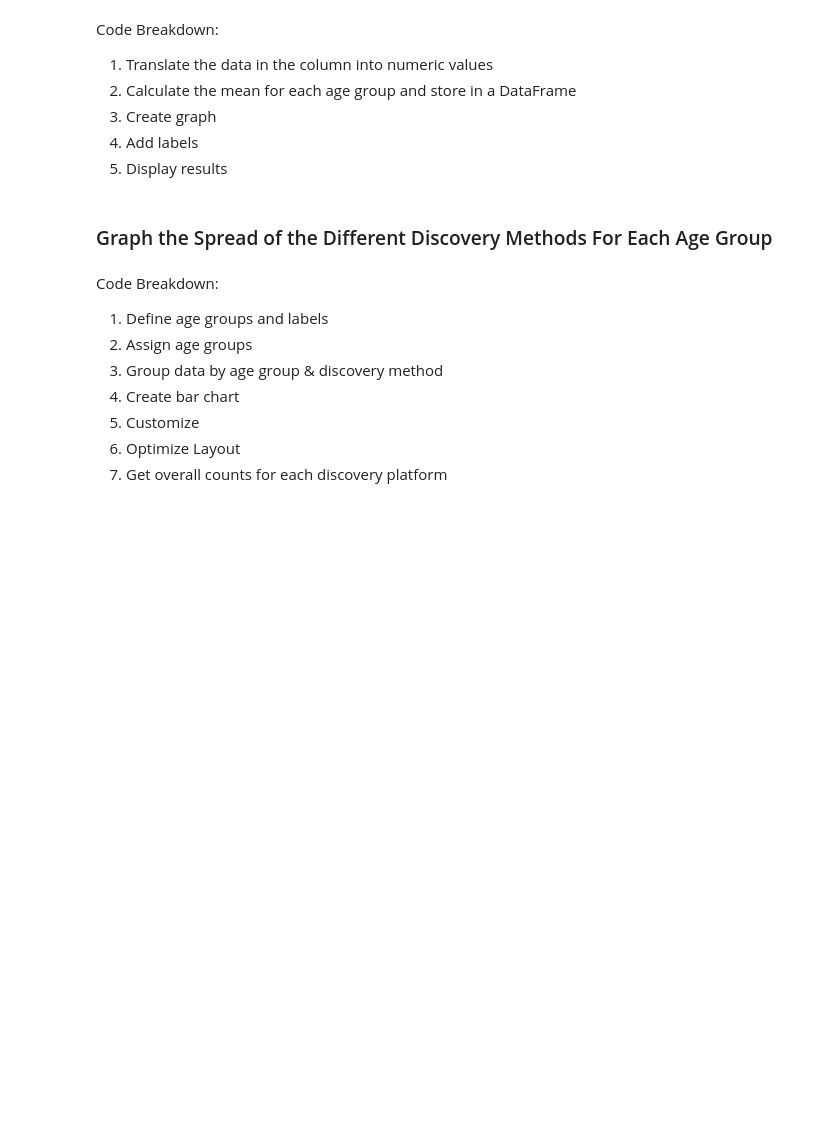
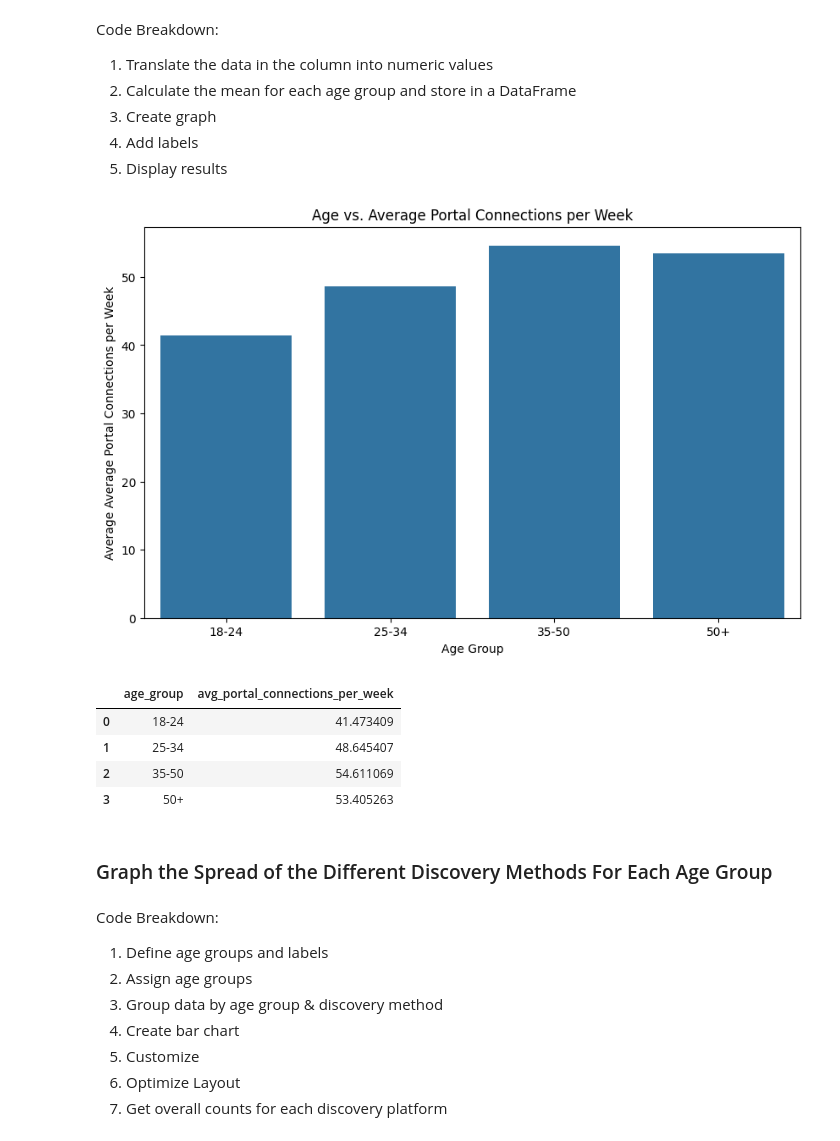
Before and after one commit to emily-l-torres/OnlineEdu, a Jupyter notebook: OnlineEdu_Academic_Affairs_Analysis.ipynb, the cells around one changed output. Saved outputs shown, nothing was run; the diff lists cells and outputs as text; code cells hidden in the pictures; blank space fills up the shorter version.

Commit message:
fix all errors and naming conventions

```diff
--- a/OnlineEdu_Academic_Affairs_Analysis.ipynb
+++ b/OnlineEdu_Academic_Affairs_Analysis.ipynb
@@ -885,24 +1154,31 @@ Code Breakdown:
 5) Display results
 # %%
 # Step 1
-demo_engagement_data['avg_cw_connections_per_week'] = pd.to_numeric(demo_engagement_data['avg_cw_connections_per_week'], errors='coerce')
+demo_engagement_data['avg_portal_connections_per_week'] = pd.to_numeric(demo_engagement_data['avg_portal_connections_per_week'], errors='coerce')
 
 # Step 2
-avg_connections_by_age_group = demo_engagement_data.groupby('age_group')['avg_cw_connections_per_week'].mean()
+avg_connections_by_age_group = demo_engagement_data.groupby('age_group')['avg_portal_connections_per_week'].mean()
 avg_connections_by_age_group = pd.DataFrame(avg_connections_by_age_group).reset_index()
 
 # Set 3
 plt.figure(figsize=(10, 6))
-sns.barplot(data=avg_connections_by_age_group, x='age_group', y='avg_cw_connections_per_week')
+sns.barplot(data=avg_connections_by_age_group, x='age_group', y='avg_portal_connections_per_week')
 
 # Step 4
-plt.title('Age vs. Average CW Connections per Week')
+plt.title('Age vs. Average Portal Connections per Week')
 plt.xlabel('Age Group')
-plt.ylabel('Average Average CW Connections per Week')
+plt.ylabel('Average Average Portal Connections per Week')
 
 # Step 5
 plt.show()
 avg_connections_by_age_group
+# %% [output]
+[figure, added]
+|  | age_group | avg_portal_connections_per_week |
+| 0 | 18-24 | 41.473409 |
+| 1 | 25-34 | 48.645407 |
+| 2 | 35-50 | 54.611069 |
+| 3 | 50+ | 53.405263 |
 # %% [markdown]
 ### Graph the Spread of the Different Discovery Methods For Each Age Group
 # %% [markdown]
```
Also changed, not shown: parts of 32 cells of this notebook.
